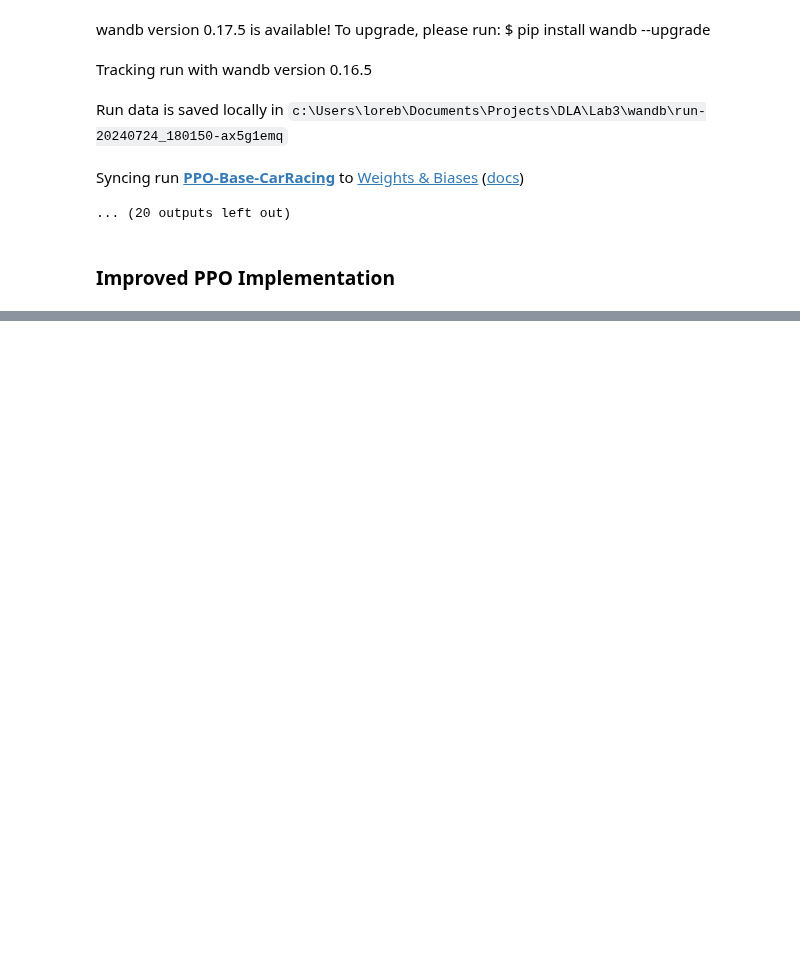
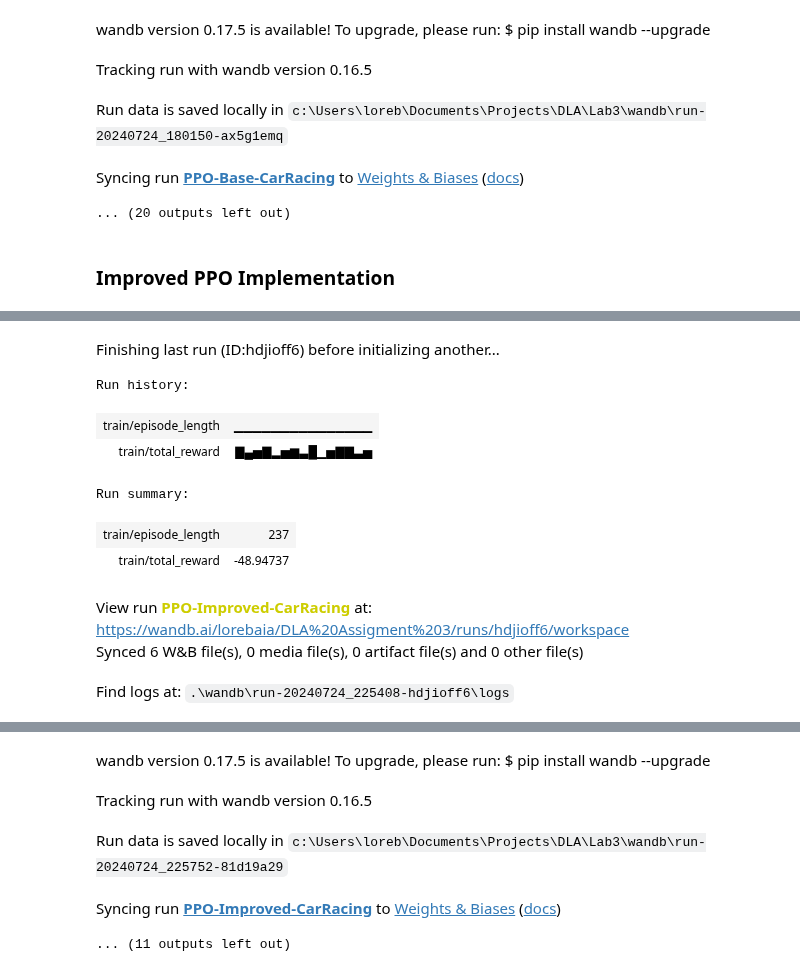
Before and after one commit to BaiardiLorenzo/DLA, a Jupyter notebook: Lab3/Lab3-DRL-Exercise3.ipynb, the cells around one changed output, grey strips where cells are left out. Saved outputs shown, nothing was run; the diff lists cells and outputs as text; code cells hidden in the pictures; blank space fills up the shorter version.

```diff
--- a/Lab3/Lab3-DRL-Exercise3.ipynb
+++ b/Lab3/Lab3-DRL-Exercise3.ipynb
@@ -1875,6 +1838,8 @@ class PPOAgent():
         self.actor = Actor(state_channel, action_dim, hidden_dim).to(device)
         self.critic = Critic(state_channel, hidden_dim).to(device)
 
+        self.lr_a = lr_a
+        self.lr_c = lr_c
         self.optimizer_actor = torch.optim.Adam(self.actor.parameters(), lr=self.lr_a)
         self.optimizer_critic = torch.optim.Adam(self.critic.parameters(), lr=self.lr_c)
 
@@ -1884,7 +1849,7 @@ class PPOAgent():
         action = np.argmax(action_prob)
         return action
 
-    def choose_action(self, state):
+    def select_action(self, state):
         state = torch.unsqueeze(torch.tensor(state, dtype=torch.float), 0).to(device)
         with torch.no_grad():
             dist = Categorical(probs=self.actor(state))
@@ -2013,0 +2059,53 @@ KeyboardInterrupt:
+# %%
+# Environment Discrete
+env_name = "CarRacing-v2"
+env = ImageEnv(gym.make(env_name, continuous=False))
+
+state_dim = (4, 84, 84)
+action_dim = env.action_space.n
+
+# Hyperparameters
+episodes = 350
+stats_every = 20
+batch_size = 4096
+mini_batch_size = 512
+hidden_width = 64
+lr_a = 0.0001
+lr_c = 0.0002
+
+gamma = 0.99 # Discount factor
+lamda = 0.95 # GAE parameter
+epsilon = 0.2 # PPO clip parameter
+K_epochs = 40 # PPO parameter
+entropy_coef = 0.01 # policy entropy
+
+device = torch.device("cuda" if torch.cuda.is_available() else "cpu")
+
+replay_buffer = ReplayBuffer(batch_size)
+agent = PPOAgent(state_dim, action_dim, hidden_width, batch_size, mini_batch_size, lr_a, lr_c, gamma, lamda, epsilon, K_epochs, entropy_coef, device)
+
+name_exercise = "carracing-ppo-improved"
+
+# Train the agent
+train_ppo_improved(
+    agent=agent,
+    agent_name="PPO-Improved-CarRacing",
+    env=env,
+    env_name=env_name,
+    episodes=episodes,
+    replay_buffer=replay_buffer,
+    stats_every=stats_every,
+    wb=True,
+    device=device
+)
+# %% [output]
+Finishing last run (ID:hdjioff6) before initializing another...
+Run history:
+| train/episode_length | ▁▁▁▁▁▁▁▁▁▁▁▁▁▁▁ |
+| train/total_reward | ▇▄▅▇▂▅▆▃█▁▅▇▇▃▅ |
+Run summary:
+| train/episode_length | 237 |
+| train/total_reward | -48.94737 |
+View run PPO-Improved-CarRacing at: https://wandb.ai/lorebaia/DLA%20Assigment%203/runs/hdjioff6/workspace
+Synced 6 W&B file(s), 0 media file(s), 0 artifact file(s) and 0 other file(s)
+Find logs at: .\wandb\run-20240724_225408-hdjioff6\logs
@@ -2013,0 +2113,5 @@ KeyboardInterrupt:
+wandb version 0.17.5 is available! To upgrade, please run: $ pip install wandb --upgrade
+Tracking run with wandb version 0.16.5
+Run data is saved locally in c:\Users\loreb\Documents\Projects\DLA\Lab3\wandb\run-20240724_225752-81d19a29
+Syncing run PPO-Improved-CarRacing to Weights & Biases (docs)
+... (11 outputs left out)
```
Also changed, not shown: parts of 4 cells of this notebook, 6 other files.
